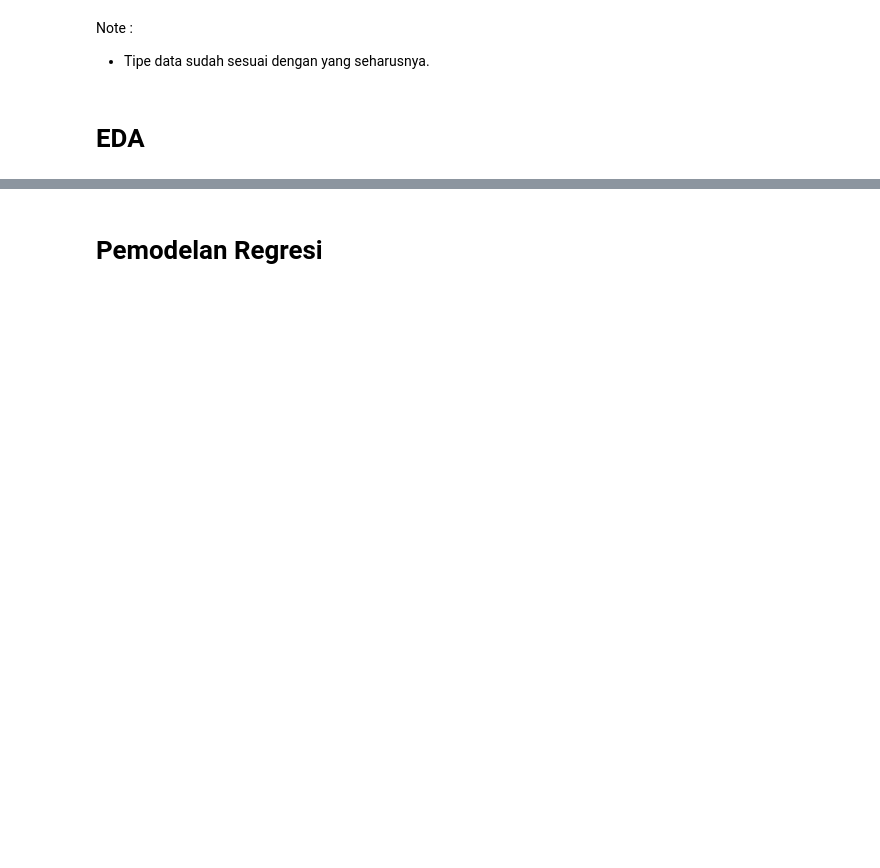
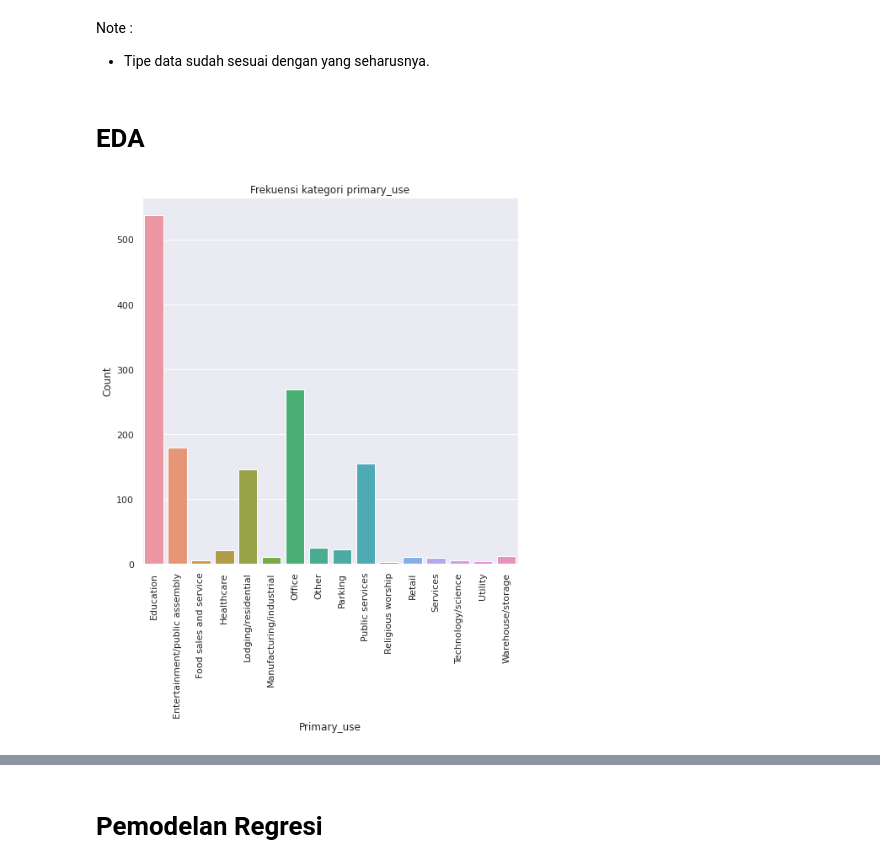
Before and after one commit to raistra/F-Case-Study-04-Data-Mining, a Jupyter notebook: Case_Study_04_Kelompok_F.ipynb, the cells around one changed output, grey strips where cells are left out. Saved outputs shown, nothing was run; the diff lists cells and outputs as text; code cells hidden in the pictures; blank space fills up the shorter version.

```diff
--- a/Case_Study_04_Kelompok_F.ipynb
+++ b/Case_Study_04_Kelompok_F.ipynb
@@ -63,0 +188,4 @@ df.info()
+# %%
+df3['cloud_coverage'] = df3['cloud_coverage'].fillna(df3['cloud_coverage'].mean())
+df3['precip_depth_1_hr'] = df3['precip_depth_1_hr'].fillna(df3['precip_depth_1_hr'].median())
+df3['sea_level_pressure'] = df3['sea_level_pressure'].fillna(df3['sea_level_pressure'].median())
@@ -63,0 +197,2 @@ df.info()
+# %%
+df4 = df3
@@ -75,0 +241,9 @@ plt.show()
+# %%
+plt.figure(figsize=(8,8))
+sns.countplot(x = 'primary_use', data = df4).set_title("Frekuensi kategori primary_use", fontsize=12)
+plt.xticks(rotation=90)
+plt.xlabel('Primary_use')
+plt.ylabel('Count')
+plt.show()
+# %% [output]
+[figure, added]
```
Also changed, not shown: parts of 50 cells of this notebook.
